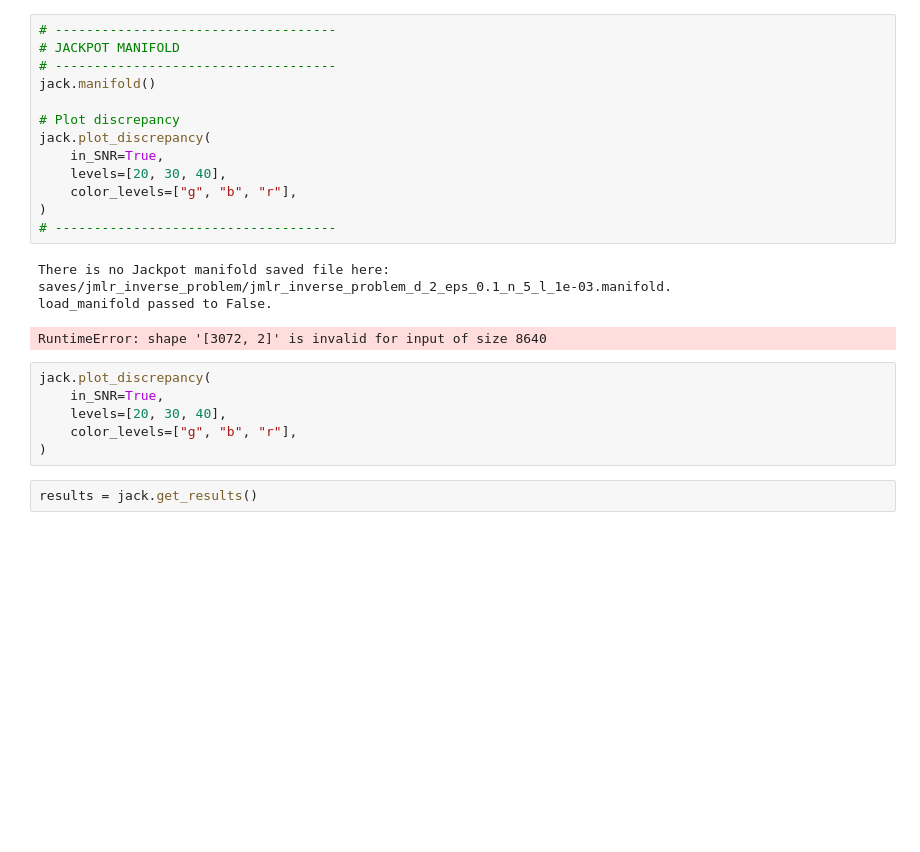
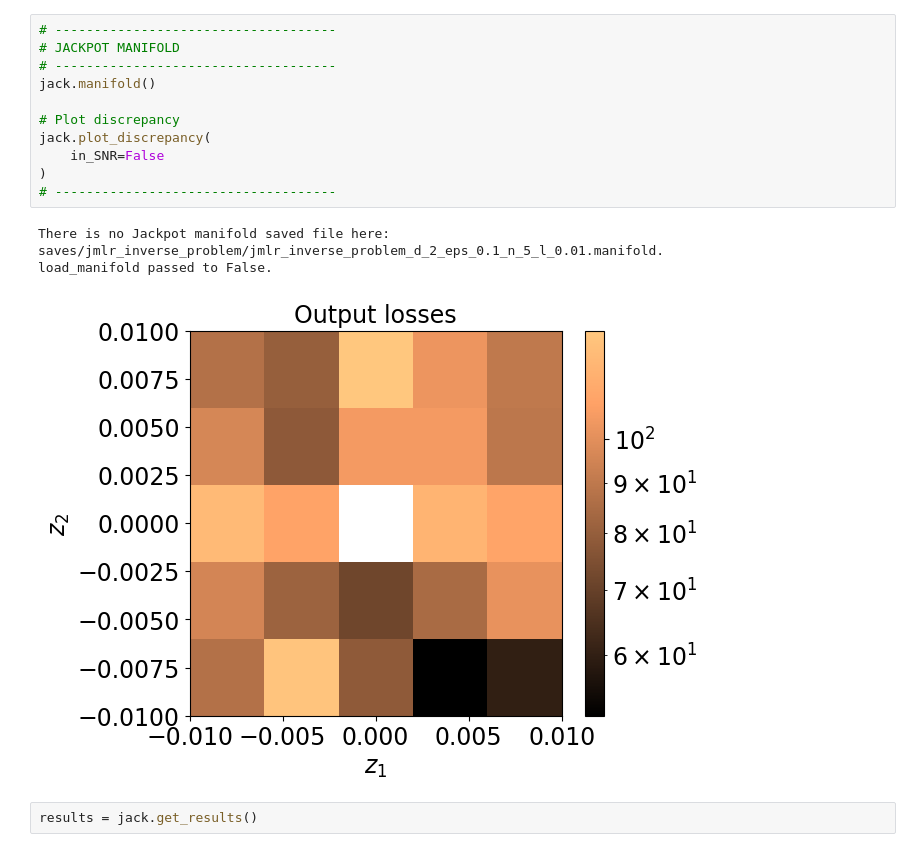
Before and after one commit to munnath/jackpot, a Jupyter notebook: notebooks/inv_pb.ipynb, the cells around one changed output. Saved outputs shown, nothing was run; the diff lists cells and outputs as text; blank space fills up the shorter version.

```diff
--- a/notebooks/inv_pb.ipynb
+++ b/notebooks/inv_pb.ipynb
@@ -91,26 +90,18 @@ saves/jmlr_inverse_problem/jmlr_inverse_problem_n_5.singpairs loaded.
 # %%
 # ------------------------------------
 # JACKPOT MANIFOLD
 # ------------------------------------
 jack.manifold()
 
 # Plot discrepancy
 jack.plot_discrepancy(
-    in_SNR=True,
-    levels=[20, 30, 40],
-    color_levels=["g", "b", "r"],
+    in_SNR=False
 )
 # ------------------------------------
 # %% [output]
-There is no Jackpot manifold saved file here: saves/jmlr_inverse_problem/jmlr_inverse_problem_d_2_eps_0.1_n_5_l_1e-03.manifold.
+There is no Jackpot manifold saved file here: saves/jmlr_inverse_problem/jmlr_inverse_problem_d_2_eps_0.1_n_5_l_0.01.manifold.
 load_manifold passed to False.
-RuntimeError: shape '[3072, 2]' is invalid for input of size 8640
+[figure, added]
-# %%
-jack.plot_discrepancy(
-    in_SNR=True,
-    levels=[20, 30, 40],
-    color_levels=["g", "b", "r"],
-)
 # %%
 results = jack.get_results()
 # %%
```
Also changed, not shown: parts of 4 cells of this notebook, 2 other files.
